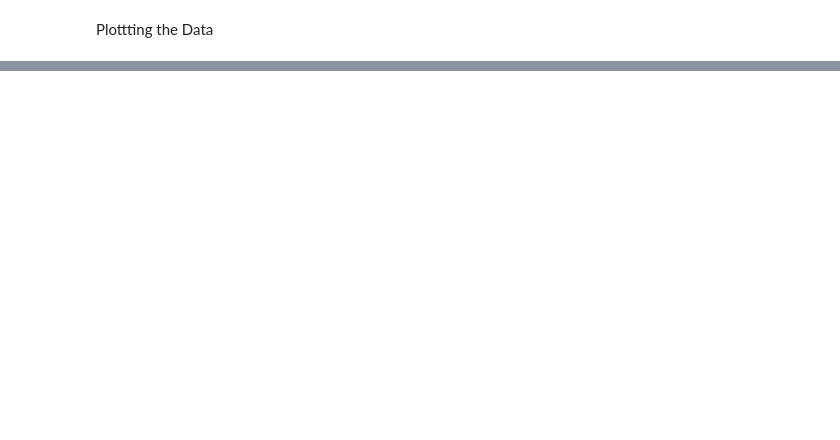
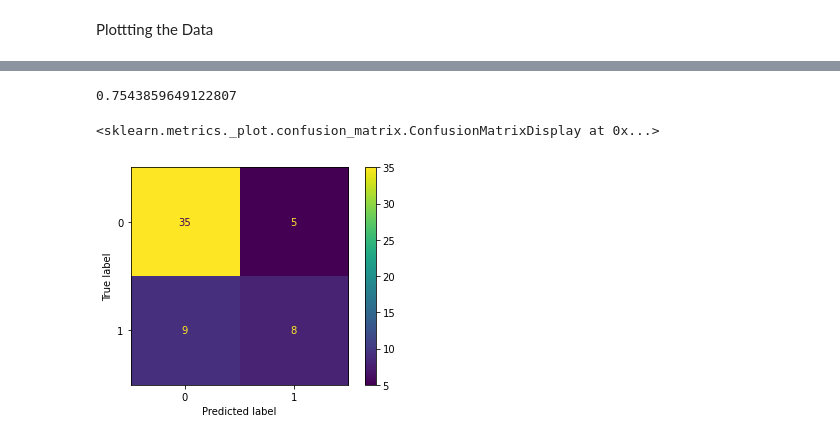
Before and after one commit to colinoy/BreastCancerPrediction, a Jupyter notebook: BreastCancer_EDA.ipynb, the cells around one changed output, grey strips where cells are left out. Drawn from its saved outputs; the diff is of its cells as text; code cells hidden in the pictures; blank space fills up the shorter version.

```diff
--- a/BreastCancer_EDA.ipynb
+++ b/BreastCancer_EDA.ipynb
@@ -100,0 +166,29 @@ plt.figure(figsize=(16,9))
+# %%
+"""implementing KNN algorithm to classify the data
+# Knn is a classification algorithm that uses the distance between the data points to classify the data.
+knn calculates the distance between the data points and assigns the class of the closest data point.
+# A total of 569 such samples are present in this data, out of which 357 are classified as
+# "benign" (harmless) and the rest 212 are classified as "malignant" (harmful). {'M':1, 'B':0})"""
+
+x = data.drop('diagnosis', axis=1)
+y = data['diagnosis']
+knn = KNeighborsClassifier(n_neighbors=4)
+X_train, X_test, y_train, y_test = train_test_split(x, y, test_size= 0.1, random_state=42)
+knn.fit(X_train, y_train)
+pred = knn.predict(X_test)
+print(accuracy_score(y_test, pred))
+# %% [output]
+0.7543859649122807
+# %%
+"""confusion matrix to check the accuracy of the algorithm from a different perspective,
+the true positive, false positive, true negative and false negative"""
+cm = confusion_matrix(y_test, pred, labels=knn.classes_)
+disp = ConfusionMatrixDisplay(confusion_matrix=cm,display_labels=knn.classes_)
+"""rom the confusion martix we can see that we have 31 observation that we predicted to be benign (harmless) and they ended up being benign (harmless),
+# however we have 9 observation that we predicted to be malignant (harmful) and ended up bening benign (harmless)
+# Moreover we have 6 observation that we predicted to be benign (harmless) and ended up being malignant (harmful)
+# To sum up we have a total of 9 false negatives and a total of 6 false positives"""
+disp.plot()
+# %% [output]
+<sklearn.metrics._plot.confusion_matrix.ConfusionMatrixDisplay at 0x...>
+[figure, added]
```
Also changed, not shown: parts of 8 cells of this notebook.
